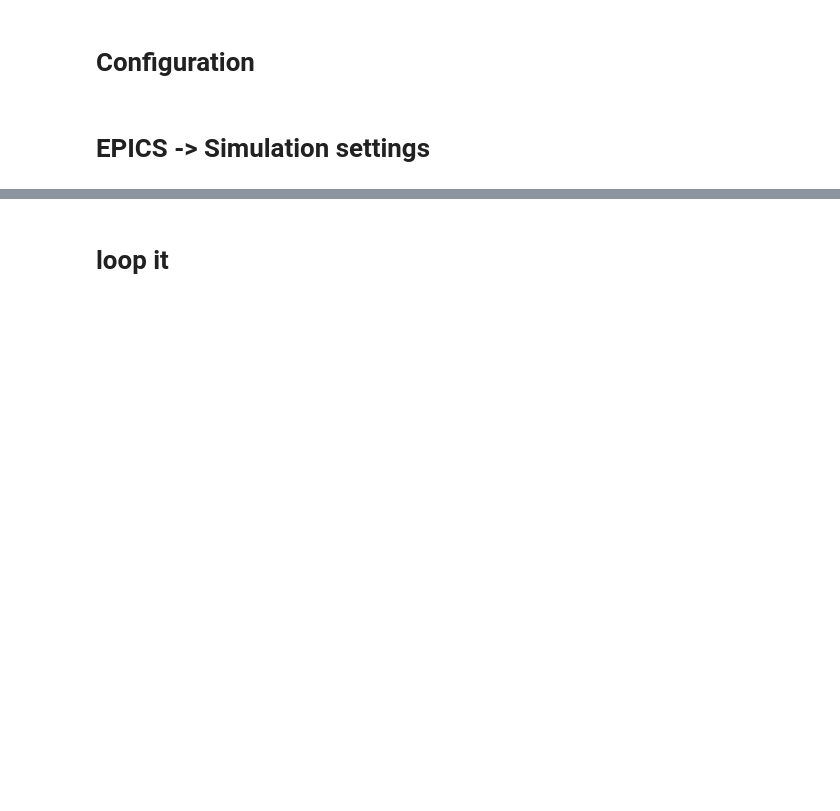
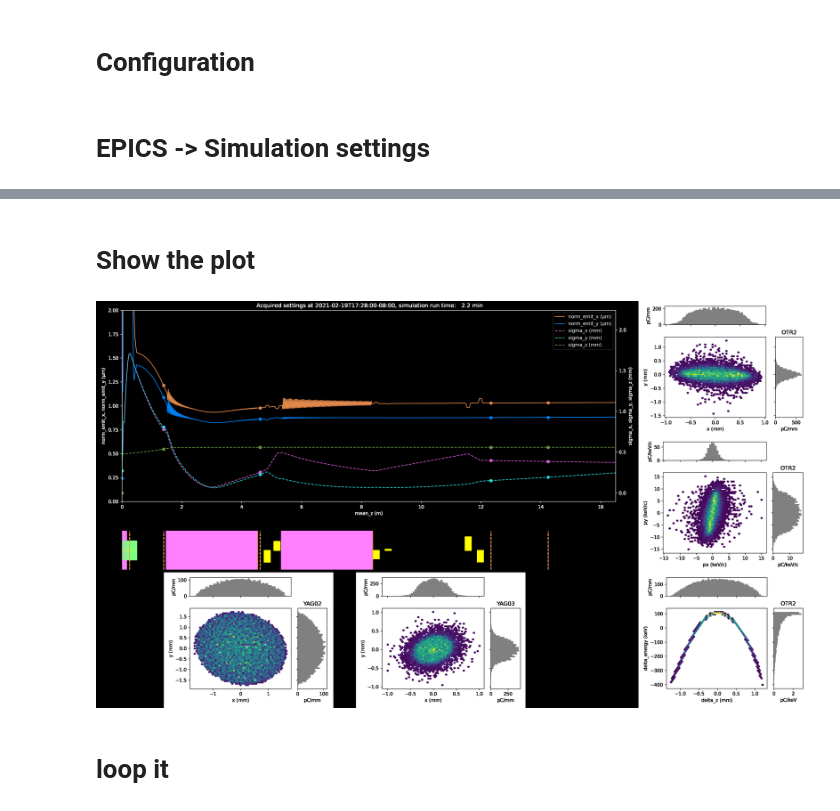
Before and after one commit to ChristopherMayes/lume-impact-live-demo, a Jupyter notebook: lume-impact-live-demo.ipynb, the cells around one changed output, grey strips where cells are left out. Drawn from its saved outputs; the diff is of its cells as text; code cells hidden in the pictures; blank space fills up the shorter version.

```diff
--- a/lume-impact-live-demo.ipynb
+++ b/lume-impact-live-demo.ipynb
@@ -105,8 +109,9 @@ def get_live_settings(csv, base_settings={}):
     settings = base_settings.copy()
     settings.update(dict(zip(df['impact_name'], df['impact_value'])))
 
-    return settings
+    return settings, df
 
-LIVE_SETTINGS = get_live_settings(CSV, SETTINGS0)
-LIVE_SETTINGS
+LIVE_SETTINGS, DF = get_live_settings(CSV, SETTINGS0)
+DF[['Variable', 'bmad_name', 'pv_value','pv_unit',  'device_min', 'device_max',  'impact_name', 'impact_factor', 'impact_unit',
+       'impact_description',  'impact_value']]
 # %% [output]
@@ -169,7 +174,7 @@ def my_merit(impact_object, itime):
     return merit0
 # %%
 def run1():
-    mysettings = get_live_settings(CSV, SETTINGS0)
+    mysettings, _ = get_live_settings(CSV, SETTINGS0)
     itime = isotime()
     res = evaluate_impact_with_distgen(mysettings,
                                        merit_f=lambda x: my_merit(x, itime),
@@ -180,4 +185,4 @@ def run1():
     print('Written:', fname)
     return res
 # %%
-#run1()
+output = run1()
@@ -184,3 +212,10 @@ def run1():
+# %% [markdown]
+# Show the plot
+# %%
+from IPython.display import Image
+Image(filename=output['plot_file'])
+# %% [output]
+[figure, added]
 # %% [markdown]
 # loop it
 # %%
```
Also changed, not shown: parts of 7 cells of this notebook, 1 other file.
